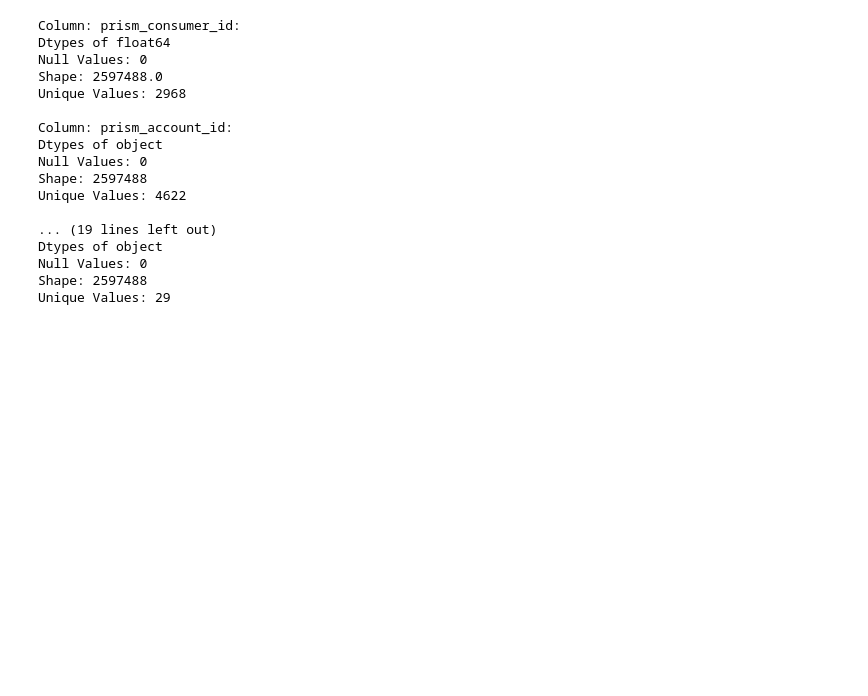
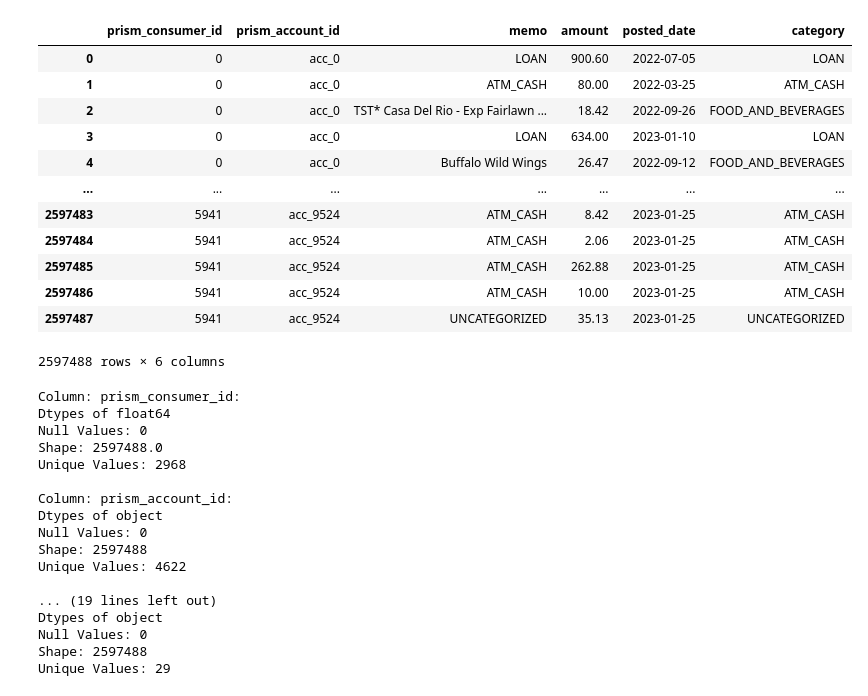
Before and after one commit to hillarychang/dsc180a-capstone, a Jupyter notebook: notebooks/kevin_data_exploration.ipynb, the cells around one changed output. Saved outputs shown, nothing was run; the diff lists cells and outputs as text; code cells hidden in the pictures; blank space fills up the shorter version.

```diff
--- a/notebooks/kevin_data_exploration.ipynb
+++ b/notebooks/kevin_data_exploration.ipynb
@@ -10,3 +26,19 @@ outflows = pd.read_parquet("../data/ucsd-outflows.pqt")
+# %%
+outflows
+# %% [output]
+|  | prism_consumer_id | prism_account_id | memo | amount | posted_date | category |
+| 0 | 0 | acc_0 | LOAN | 900.60 | 2022-07-05 | LOAN |
+| 1 | 0 | acc_0 | ATM_CASH | 80.00 | 2022-03-25 | ATM_CASH |
+| 2 | 0 | acc_0 | TST* Casa Del Rio - Exp Fairlawn ... | 18.42 | 2022-09-26 | FOOD_AND_BEVERAGES |
+| 3 | 0 | acc_0 | LOAN | 634.00 | 2023-01-10 | LOAN |
+| 4 | 0 | acc_0 | Buffalo Wild Wings | 26.47 | 2022-09-12 | FOOD_AND_BEVERAGES |
+| ... | ... | ... | ... | ... | ... | ... |
+| 2597483 | 5941 | acc_9524 | ATM_CASH | 8.42 | 2023-01-25 | ATM_CASH |
+| 2597484 | 5941 | acc_9524 | ATM_CASH | 2.06 | 2023-01-25 | ATM_CASH |
+| 2597485 | 5941 | acc_9524 | ATM_CASH | 262.88 | 2023-01-25 | ATM_CASH |
+| 2597486 | 5941 | acc_9524 | ATM_CASH | 10.00 | 2023-01-25 | ATM_CASH |
+| 2597487 | 5941 | acc_9524 | UNCATEGORIZED | 35.13 | 2023-01-25 | UNCATEGORIZED |
+2597488 rows × 6 columns
 # %%
 # start with outflows
 
```
Also changed, not shown: parts of 12 cells of this notebook, 1 other file.
